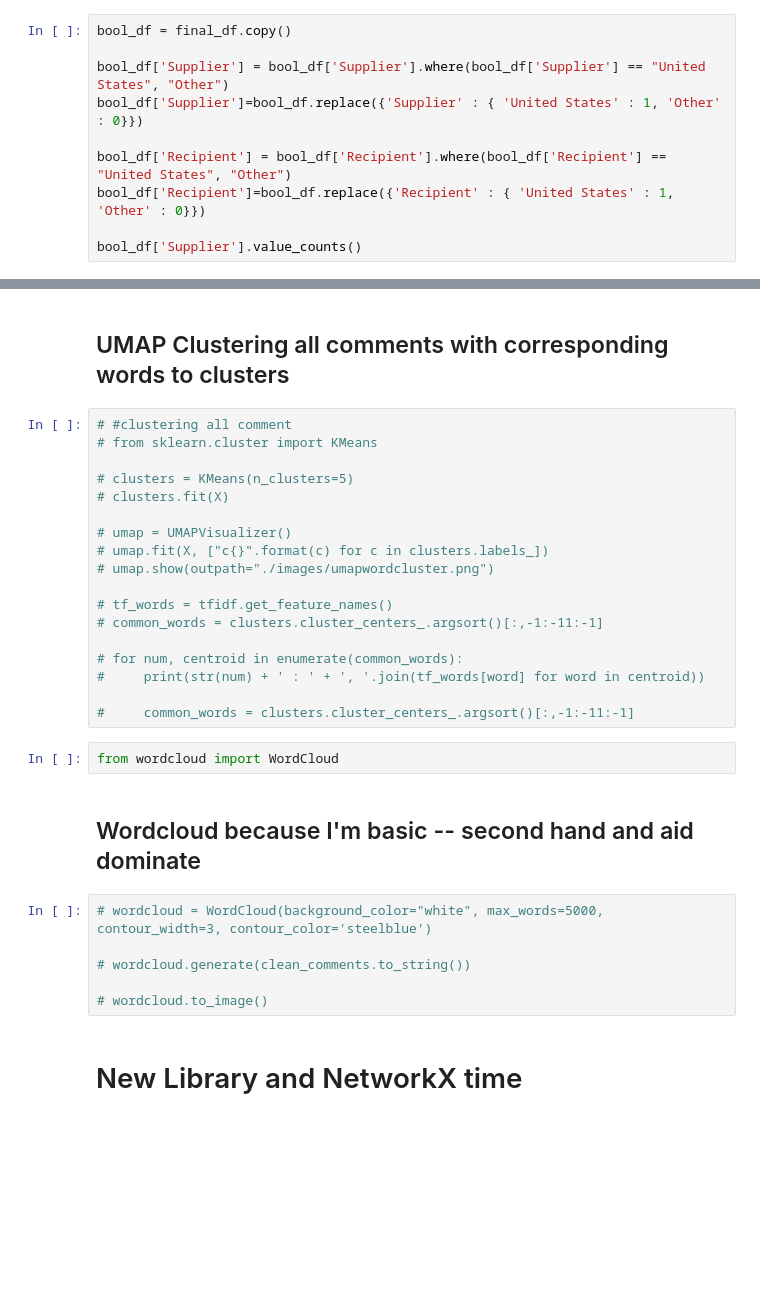
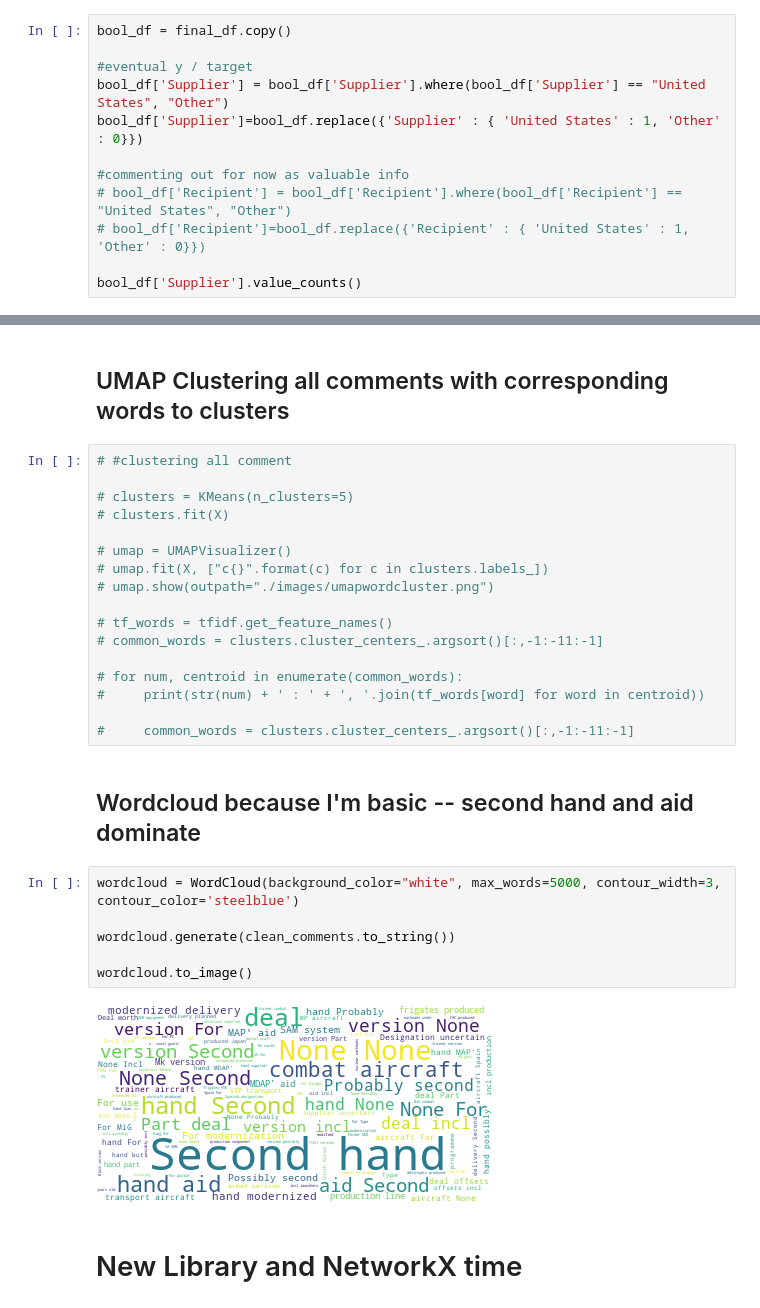
Before and after one commit to MichaelBurak/arms-trade-analysis, a Jupyter notebook: sipri-trades.ipynb, the cells around one changed output, grey strips where cells are left out. Saved outputs shown, nothing was run; the diff lists cells and outputs as text; blank space fills up the shorter version.

```diff
--- a/sipri-trades.ipynb
+++ b/sipri-trades.ipynb
@@ -1498,11 +1553,13 @@ len(final_df)
 # %%
 bool_df = final_df.copy()
 
+#eventual y / target
 bool_df['Supplier'] = bool_df['Supplier'].where(bool_df['Supplier'] == "United States", "Other")
 bool_df['Supplier']=bool_df.replace({'Supplier' : { 'United States' : 1, 'Other' : 0}})
 
-bool_df['Recipient'] = bool_df['Recipient'].where(bool_df['Recipient'] == "United States", "Other")
-bool_df['Recipient']=bool_df.replace({'Recipient' : { 'United States' : 1, 'Other' : 0}})
+#commenting out for now as valuable info
+# bool_df['Recipient'] = bool_df['Recipient'].where(bool_df['Recipient'] == "United States", "Other")
+# bool_df['Recipient']=bool_df.replace({'Recipient' : { 'United States' : 1, 'Other' : 0}})
 
 bool_df['Supplier'].value_counts()
 # %% [output]
@@ -1556,7 +1606,6 @@ Name: Comments, Length: 26631, dtype: object
 ## UMAP Clustering all comments with corresponding words to clusters
 # %%
 # #clustering all comment
-# from sklearn.cluster import KMeans
 
 # clusters = KMeans(n_clusters=5)
 # clusters.fit(X)
@@ -1572,16 +1621,16 @@ Name: Comments, Length: 26631, dtype: object
 #     print(str(num) + ' : ' + ', '.join(tf_words[word] for word in centroid))
 
 #     common_words = clusters.cluster_centers_.argsort()[:,-1:-11:-1]
-# %%
-from wordcloud import WordCloud
 # %% [markdown]
 ## Wordcloud because I'm basic -- second hand and aid dominate
 # %%
-# wordcloud = WordCloud(background_color="white", max_words=5000, contour_width=3, contour_color='steelblue')
+wordcloud = WordCloud(background_color="white", max_words=5000, contour_width=3, contour_color='steelblue')
 
-# wordcloud.generate(clean_comments.to_string())
+wordcloud.generate(clean_comments.to_string())
 
-# wordcloud.to_image()
+wordcloud.to_image()
+# %% [output]
+[figure, added]
 # %% [markdown]
 # New Library and NetworkX time
 # %%
```
Also changed, not shown: parts of 93 cells of this notebook, 1 other file.
